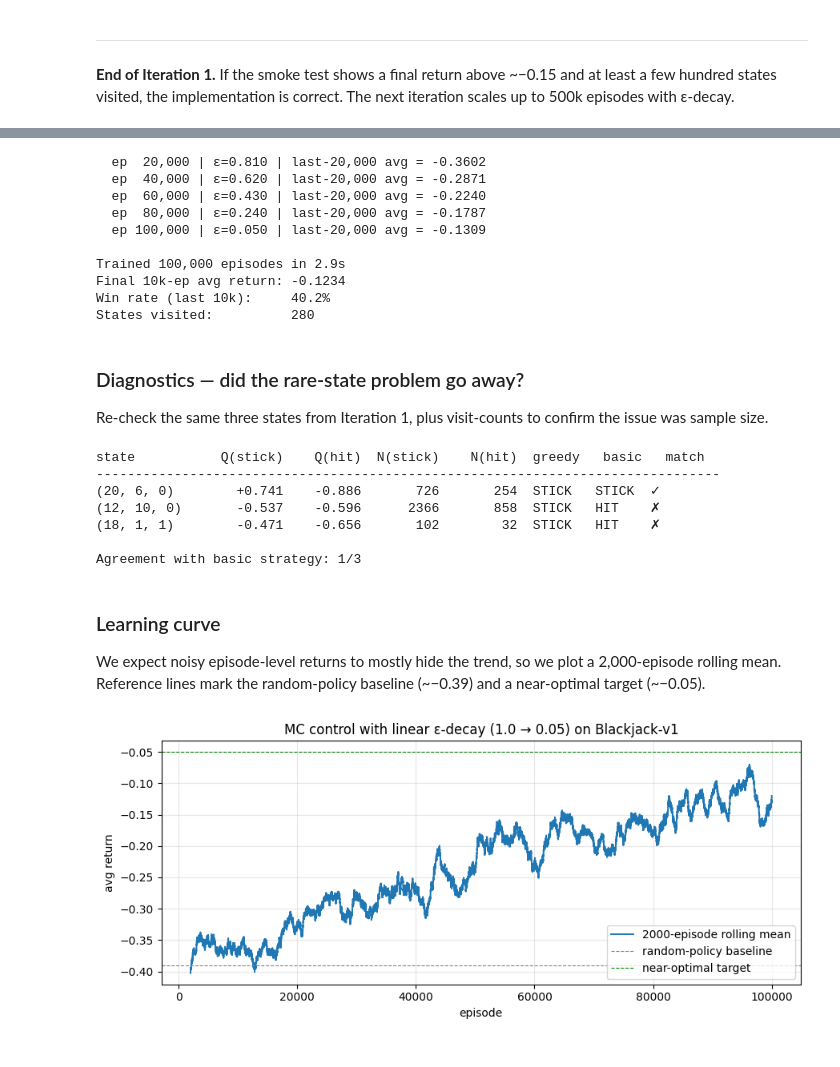
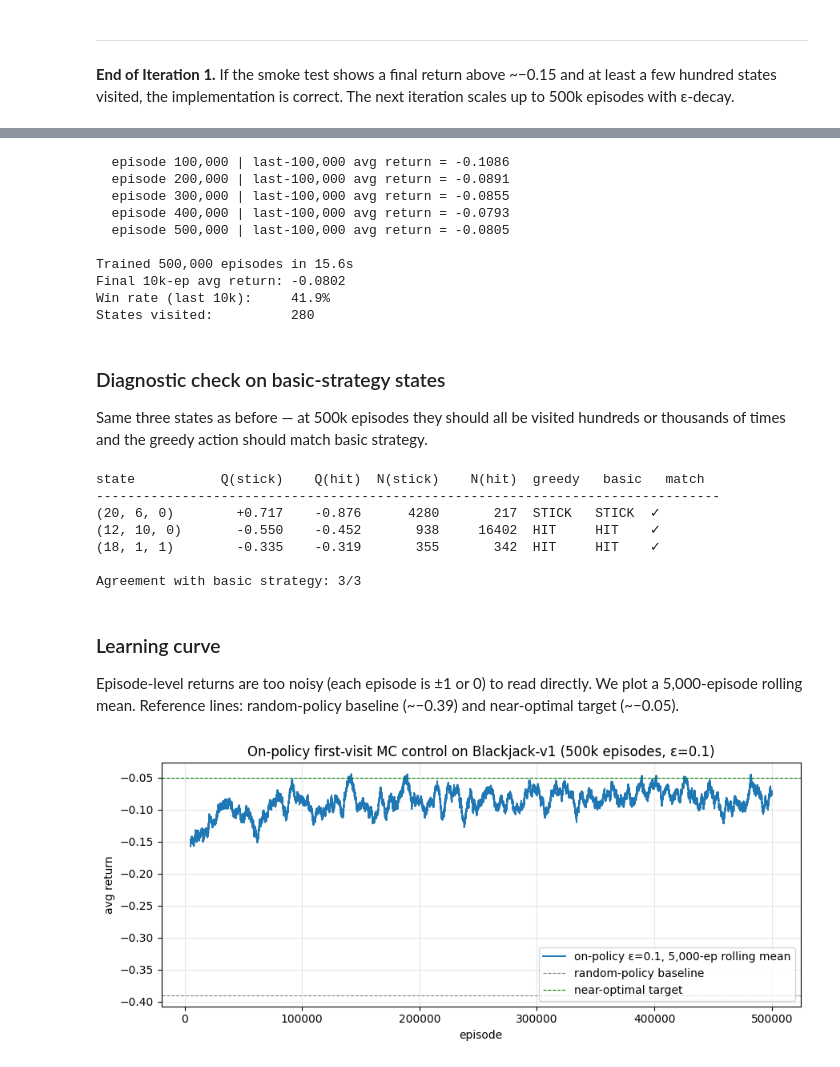
Before and after one commit to gangadharsaivignesh/MSDS684-RL-Labs, a Jupyter notebook: Week3/Lab3.ipynb, the cells around one changed output, grey strips where cells are left out. Drawn from its saved outputs; the diff is of its cells as text; code cells hidden in the pictures.

```diff
--- a/Week3/Lab3.ipynb
+++ b/Week3/Lab3.ipynb
@@ -267,46 +214,44 @@ def mc_control(env, n_episodes, epsilon=0.1, gamma=1.0, seed=42, log_every=10_00
 # %%
 env = gym.make('Blackjack-v1')
-
-schedule = make_linear_schedule(eps_start=1.0, eps_end=0.05)
-N_EPISODES = 100_000
+N_EPISODES = 500_000
 
 t0 = time.time()
-Q_decay, N_decay, returns_decay = mc_control(
-    env, n_episodes=N_EPISODES, epsilon=schedule, seed=42, log_every=20_000,
+Q_on, N_on, returns_on = mc_control(
+    env, n_episodes=N_EPISODES, epsilon=0.1, gamma=1.0, seed=42, log_every=100_000,
 )
 elapsed = time.time() - t0
 
 print(f'\nTrained {N_EPISODES:,} episodes in {elapsed:.1f}s')
-print(f'Final 10k-ep avg return: {returns_decay[-10_000:].mean():+.4f}')
-print(f'Win rate (last 10k):     {(returns_decay[-10_000:] > 0).mean() * 100:.1f}%')
-print(f'States visited:          {len(Q_decay)}')
+print(f'Final 10k-ep avg return: {returns_on[-10_000:].mean():+.4f}')
+print(f'Win rate (last 10k):     {(returns_on[-10_000:] > 0).mean() * 100:.1f}%')
+print(f'States visited:          {len(Q_on)}')
 # %% [output]
-  ep  20,000 | ε=0.810 | last-20,000 avg = -0.3602
-  ep  40,000 | ε=0.620 | last-20,000 avg = -0.2871
-  ep  60,000 | ε=0.430 | last-20,000 avg = -0.2240
-  ep  80,000 | ε=0.240 | last-20,000 avg = -0.1787
-  ep 100,000 | ε=0.050 | last-20,000 avg = -0.1309
+  episode 100,000 | last-100,000 avg return = -0.1086
+  episode 200,000 | last-100,000 avg return = -0.0891
+  episode 300,000 | last-100,000 avg return = -0.0855
+  episode 400,000 | last-100,000 avg return = -0.0793
+  episode 500,000 | last-100,000 avg return = -0.0805
 
-Trained 100,000 episodes in 2.9s
-Final 10k-ep avg return: -0.1234
-Win rate (last 10k):     40.2%
+Trained 500,000 episodes in 15.6s
+Final 10k-ep avg return: -0.0802
+Win rate (last 10k):     41.9%
 States visited:          280
-# %% [markdown]
-### Diagnostics — did the rare-state problem go away?
-
-Re-check the same three states from Iteration 1, plus visit-counts to confirm the issue was sample size.
+# %% [markdown]
+### Diagnostic check on basic-strategy states
+
+Same three states as before — at 500k episodes they should all be visited hundreds or thousands of times and the greedy action should match basic strategy.
 # %%
 test_states = {
     (20, 6, 0): 'STICK',  # Hard 20 vs dealer 6
     (12, 10, 0): 'HIT',   # Hard 12 vs dealer 10
-    (18, 1, 1): 'HIT',    # Soft 18 vs dealer Ace — the noisy one in Iteration 1
+    (18, 1, 1): 'HIT',    # Soft 18 vs dealer Ace — the rare one
 }
 
 print(f'{"state":<14}{"Q(stick)":>10}{"Q(hit)":>10}{"N(stick)":>10}{"N(hit)":>10}  greedy   basic   match')
 print('-' * 80)
 agree = 0
 for s, expected in test_states.items():
-    q = Q_decay[s]; n = N_decay[s]
+    q = Q_on[s]; n = N_on[s]
     greedy = 'HIT' if int(np.argmax(q)) == 1 else 'STICK'
     ok = '✓' if greedy == expected else '✗'
     if greedy == expected:
@@ -316,35 +261,35 @@ print(f'\nAgreement with basic strategy: {agree}/{len(test_states)}')
 # %% [output]
 state           Q(stick)    Q(hit)  N(stick)    N(hit)  greedy   basic   match
 --------------------------------------------------------------------------------
-(20, 6, 0)        +0.741    -0.886       726       254  STICK   STICK  ✓
-(12, 10, 0)       -0.537    -0.596      2366       858  STICK   HIT    ✗
-(18, 1, 1)        -0.471    -0.656       102        32  STICK   HIT    ✗
+(20, 6, 0)        +0.717    -0.876      4280       217  STICK   STICK  ✓
+(12, 10, 0)       -0.550    -0.452       938     16402  HIT     HIT    ✓
+(18, 1, 1)        -0.335    -0.319       355       342  HIT     HIT    ✓
 
-Agreement with basic strategy: 1/3
+Agreement with basic strategy: 3/3
 # %% [markdown]
 ### Learning curve
 
-We expect noisy episode-level returns to mostly hide the trend, so we plot a 2,000-episode rolling mean. Reference lines mark the random-policy baseline (~−0.39) and a near-optimal target (~−0.05).
+Episode-level returns are too noisy (each episode is ±1 or 0) to read directly. We plot a 5,000-episode rolling mean. Reference lines: random-policy baseline (~−0.39) and near-optimal target (~−0.05).
 # %%
 def rolling_mean(x, w):
     c = np.cumsum(np.insert(x, 0, 0.0))
     return (c[w:] - c[:-w]) / w
 
-W = 2_000
-smoothed = rolling_mean(returns_decay, W)
+W = 5_000
+smoothed_on = rolling_mean(returns_on, W)
 
 fig, ax = plt.subplots(figsize=(9, 4))
-ax.plot(np.arange(W, len(returns_decay) + 1), smoothed, lw=1.4, color='C0',
-        label=f'{W}-episode rolling mean')
+ax.plot(np.arange(W, len(returns_on) + 1), smoothed_on, lw=1.4, color='C0',
+        label=f'on-policy ε=0.1, {W:,}-ep rolling mean')
 ax.axhline(-0.39, color='gray', ls='--', lw=0.8, label='random-policy baseline')
 ax.axhline(-0.05, color='green', ls='--', lw=0.8, label='near-optimal target')
 ax.set_xlabel('episode')
 ax.set_ylabel('avg return')
-ax.set_title('MC control with linear ε-decay (1.0 → 0.05) on Blackjack-v1')
+ax.set_title('On-policy first-visit MC control on Blackjack-v1 (500k episodes, ε=0.1)')
 ax.legend(loc='lower right')
 ax.grid(alpha=0.3)
 plt.tight_layout()
 plt.savefig('learning_curve_iter2.png', dpi=120)
 plt.show()
 # %% [output]
-[figure, old version]
+[figure, new version]
```
Also changed, not shown: parts of 9 cells of this notebook, 2 other files.
